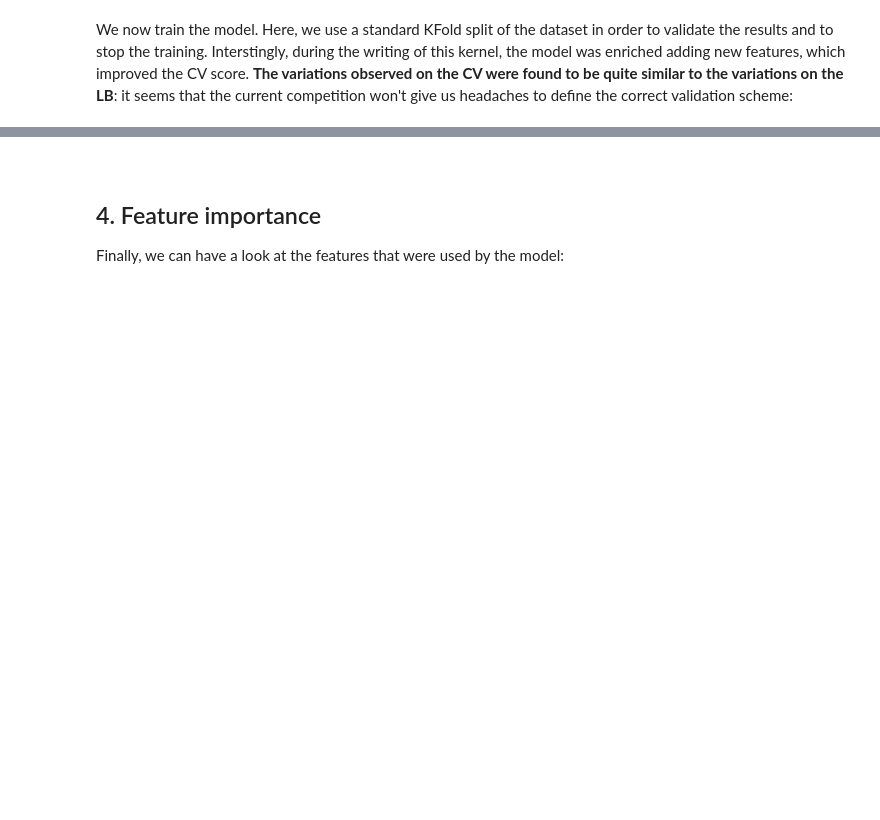
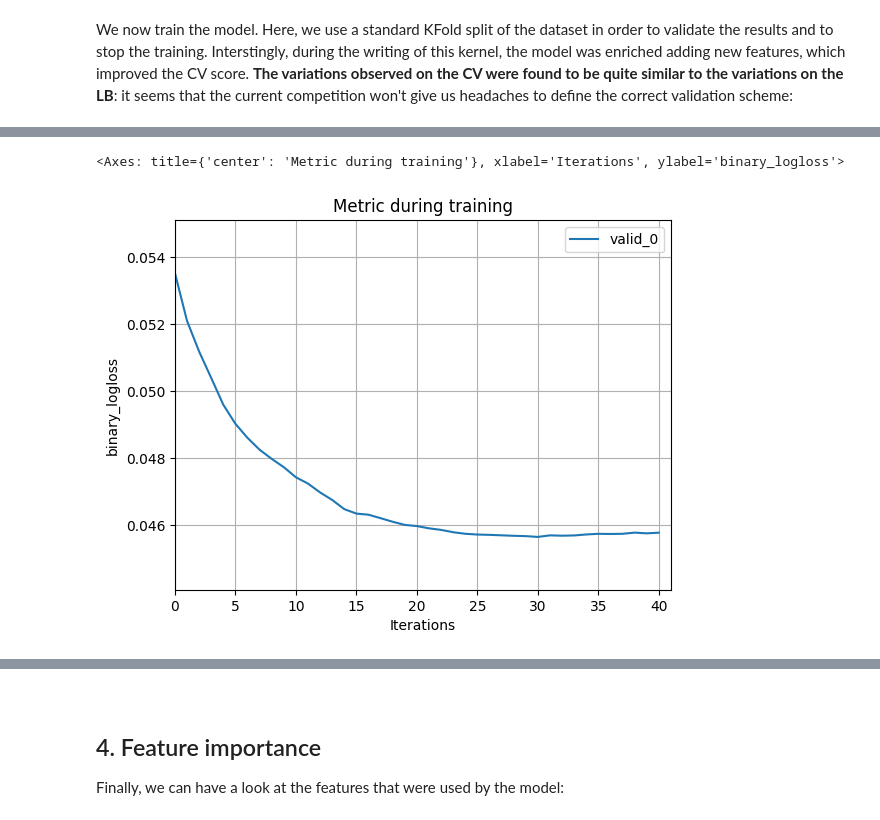
Before and after one commit to lkl303/CZ4041_Machine_Learning, a Jupyter notebook: elo-world.ipynb, the cells around one changed output, grey strips where cells are left out. Cells and saved outputs as stored; diff of their text form; code cells hidden in the pictures; blank space fills up the shorter version.

```diff
--- a/elo-world.ipynb
+++ b/elo-world.ipynb
@@ -326,24 +382,34 @@ predictions = np.zeros(len(test))
 start = time.time()
 feature_importance_df = pd.DataFrame()
 
-for fold_, (trn_idx, val_idx) in enumerate(folds.split(train.values, target.values)):
+# Read in fresh data
+# train = read_data('train.csv')
+# test = read_data('test.csv')
+
+idx_subset = [i for (i, x) in enumerate(target) if x > -30]
+train_subset = train.iloc[idx_subset]
+target_subset = target[idx_subset]
+
+for fold_, (trn_idx, val_idx) in enumerate(folds.split(train_subset.values, target_subset.values)):
     print("fold n°{}".format(fold_))
-    trn_data = lgb.Dataset(train.iloc[trn_idx][features],
-                           label=target.iloc[trn_idx],
+
+
+    trn_data = lgb.Dataset(train_subset.iloc[trn_idx][features],
+                           label=target_subset.iloc[trn_idx],
                            categorical_feature=categorical_feats
                           )
-    val_data = lgb.Dataset(train.iloc[val_idx][features],
-                           label=target.iloc[val_idx],
+    val_data = lgb.Dataset(train_subset.iloc[val_idx][features],
+                           label=target_subset.iloc[val_idx],
                            categorical_feature=categorical_feats
                           )
 
     num_round = 10000
+    early_stopping_callback = lgb.early_stopping(200)
     clf = lgb.train(param,
                     trn_data,
                     num_round,
                     valid_sets = [trn_data, val_data],
-                    verbose_eval=100,
-                    early_stopping_rounds = 200)
+                    callbacks=[early_stopping_callback])
 
     oof[val_idx] = clf.predict(train.iloc[val_idx][features], num_iteration=clf.best_iteration)
 
@@ -358,0 +447,6 @@ print("CV score: {:<8.5f}".format(mean_squared_error(oof, target)**0.5))
+# %%
+print(target[:10])
+
+# predict 1 when target == -33, predict 0 otherwise
+binary_target = target.apply(lambda x: 1 if x < -33 else 0)
+binary_target.value_counts()
@@ -358,0 +557,5 @@ print("CV score: {:<8.5f}".format(mean_squared_error(oof, target)**0.5))
+# %%
+lgb.plot_metric(binary_clf)
+# %% [output]
+<Axes: title={'center': 'Metric during training'}, xlabel='Iterations', ylabel='binary_logloss'>
+[figure, added]
```
Also changed, not shown: parts of 25 cells of this notebook, 2 other files.
